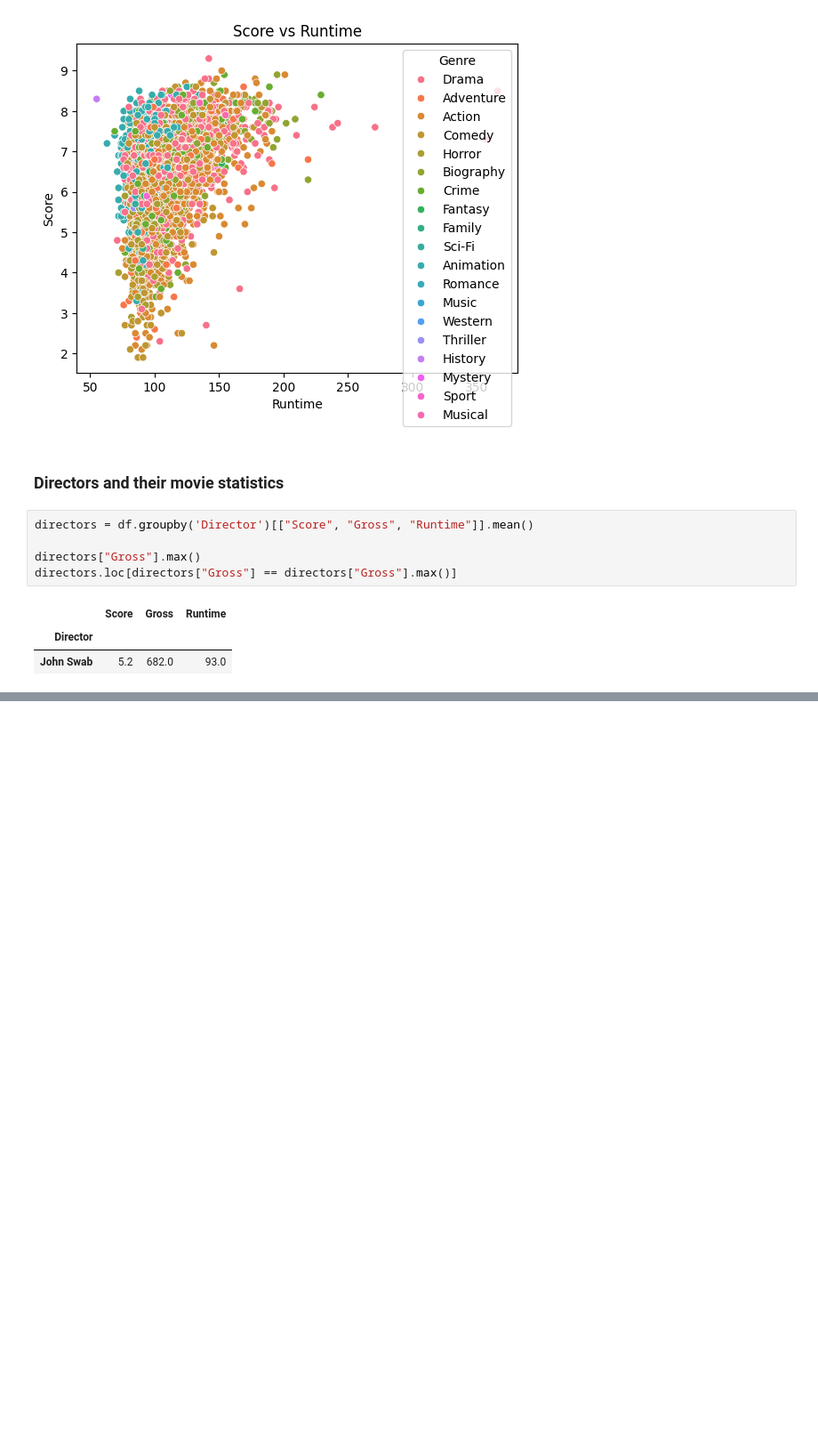
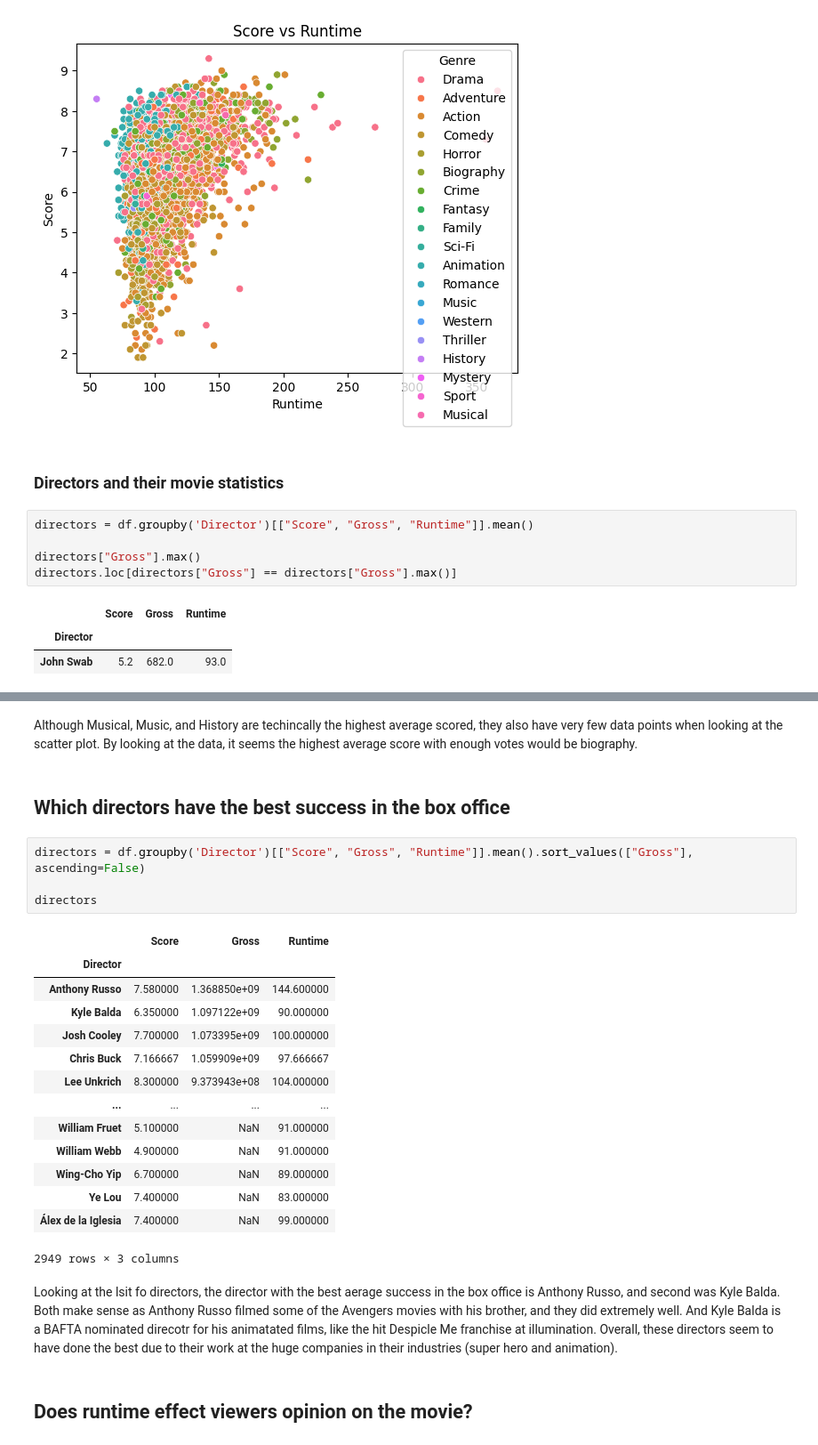
Before and after one commit to Derek15235/Data-Analysis, a Jupyter notebook: dataanalysis.ipynb, the cells around one changed output, grey strips where cells are left out. Shown at 89% size. Cells and saved outputs as stored; diff of their text form; blank space fills up the shorter version.

```diff
--- a/dataanalysis.ipynb
+++ b/dataanalysis.ipynb
@@ -256,0 +258,27 @@ directors.loc[directors["Gross"] == directors["Gross"].max()]
+# %% [markdown]
+Although Musical, Music, and History are techincally the highest average scored, they also have very few data points when looking at the scatter plot. By looking at the data, it seems the highest average score with enough votes would be biography.
+# %% [markdown]
+## Which directors have the best success in the box office
+# %%
+directors = df.groupby('Director')[["Score", "Gross", "Runtime"]].mean().sort_values(["Gross"], ascending=False)
+
+directors
+# %% [output]
+|  | Score | Gross | Runtime |
+| Director |  |  |  |
+| Anthony Russo | 7.580000 | 1.368850e+09 | 144.600000 |
+| Kyle Balda | 6.350000 | 1.097122e+09 | 90.000000 |
+| Josh Cooley | 7.700000 | 1.073395e+09 | 100.000000 |
+| Chris Buck | 7.166667 | 1.059909e+09 | 97.666667 |
+| Lee Unkrich | 8.300000 | 9.373943e+08 | 104.000000 |
+| ... | ... | ... | ... |
+| William Fruet | 5.100000 | NaN | 91.000000 |
+| William Webb | 4.900000 | NaN | 91.000000 |
+| Wing-Cho Yip | 6.700000 | NaN | 89.000000 |
+| Ye Lou | 7.400000 | NaN | 83.000000 |
+| Álex de la Iglesia | 7.400000 | NaN | 99.000000 |
+2949 rows × 3 columns
+# %% [markdown]
+Looking at the lsit fo directors, the director with the best aerage success in the box office is Anthony Russo, and second was Kyle Balda. Both make sense as Anthony Russo filmed some of the Avengers movies with his brother, and they did extremely well. And Kyle Balda is a BAFTA nominated direcotr for his animatated films, like the hit Despicle Me franchise at illumination. Overall, these directors seem to have done the best due to their work at the huge companies in their industries (super hero and animation).
+# %% [markdown]
+## Does runtime effect viewers opinion on the movie?
```
Also changed, not shown: parts of 10 cells of this notebook.
